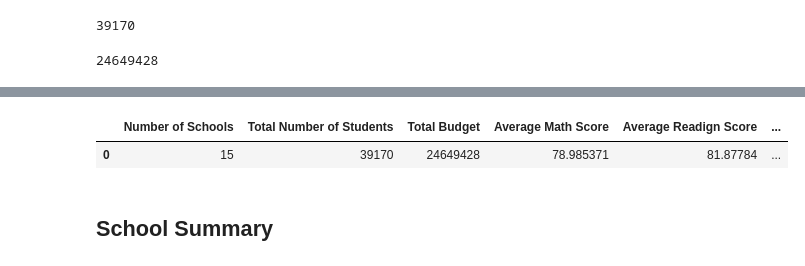
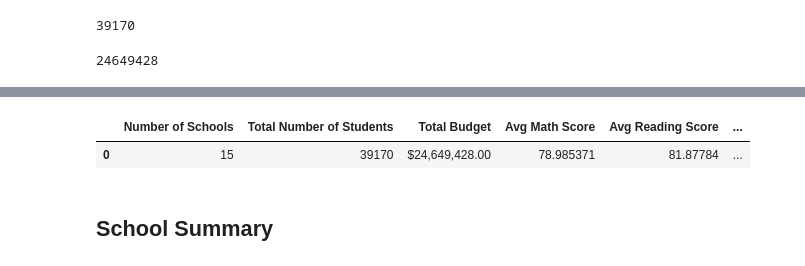
Before and after one commit to kellyolien/pandas-challenge, a Jupyter notebook: PyCitySchools/PyCitySchools_starter.ipynb, the cells around one changed output, grey strips where cells are left out. Cells and saved outputs as stored; diff of their text form; code cells hidden in the pictures.

```diff
--- a/PyCitySchools/PyCitySchools_starter.ipynb
+++ b/PyCitySchools/PyCitySchools_starter.ipynb
@@ -141,0 +126,5 @@ district_df.loc[:,["Student ID", "reading_score", "math_score"]].head()
+# %%
+#students wtih passing math and reading scores
+
+reading_pass = renamed_df[renamed_df["Reading Score"] >= 70]["Student ID"].count()/student_count*100
+reading_pass
@@ -142,5 +133,4 @@ district_df.loc[:,["Student ID", "reading_score", "math_score"]].head()
 # %%
-reading_pass_prct = renamed_df.loc[renamed_df["Reading Score"] >= 70, :].count()/student_count*100
-
-reading_pass_prct
+math_pass_prct = renamed_df.loc[renamed_df["Math Score"] >= 70]["Student ID"].count()/student_count*100
+math_pass_prct
 # %% [output]
@@ -154,4 +138,8 @@ dtype: float64
 # %%
-math_pass_prct = renamed_df.loc[renamed_df["Math Score"] >= 70, :].count()/student_count*100
-math_pass_prct
+reading_and_math = renamed_df.loc[(renamed_df["Math Score"] >= 70) & (
+     renamed_df["Reading Score"] >= 70)]["Student ID"].count()
+#print(reading_and_math)
+
+overall_prct_passing = reading_and_math / student_count*100
+overall_prct_passing
 # %% [output]
@@ -183,16 +150,16 @@ avg_reading_score = renamed_df["Reading Score"].mean()
 # %%
 summary_table = pd.DataFrame({"Number of Schools": school_count,
                              "Total Number of Students": student_count,
-                             "Total Budget": total_budget,
-                              "Average Math Score": avg_math_score,
-                              "Average Readign Score": avg_reading_score,
-                              "Percent Passing Math": math_pass_prct,
-                              "Percent Passing Reading": reading_pass_prct,
-                              "Percent Passing Reading and Math": overall_prct_passing}, index=[0])
+                             "Total Budget": '${:,.2f}'.format(total_budget),
+                              "Avg Math Score": avg_math_score,
+                              "Avg Reading Score": avg_reading_score,
+                              "% Passing Math": math_pass_prct,
+                              "% Passing Reading": reading_pass,
+                              "% Passing Reading and Math": overall_prct_passing}, index=[0])
 summary_table
 # %% [output]
-|  | Number of Schools | Total Number of Students | Total Budget | Average Math Score | Average Readign Score | ... |
-| 0 | 15 | 39170 | 24649428 | 78.985371 | 81.87784 | ... |
+|  | Number of Schools | Total Number of Students | Total Budget | Avg Math Score | Avg Reading Score | ... |
+| 0 | 15 | 39170 | $24,649,428.00 | 78.985371 | 81.87784 | ... |
 # %% [markdown]
 ## School Summary
 # %% [markdown]
```
Also changed, not shown: parts of 10 cells of this notebook.
